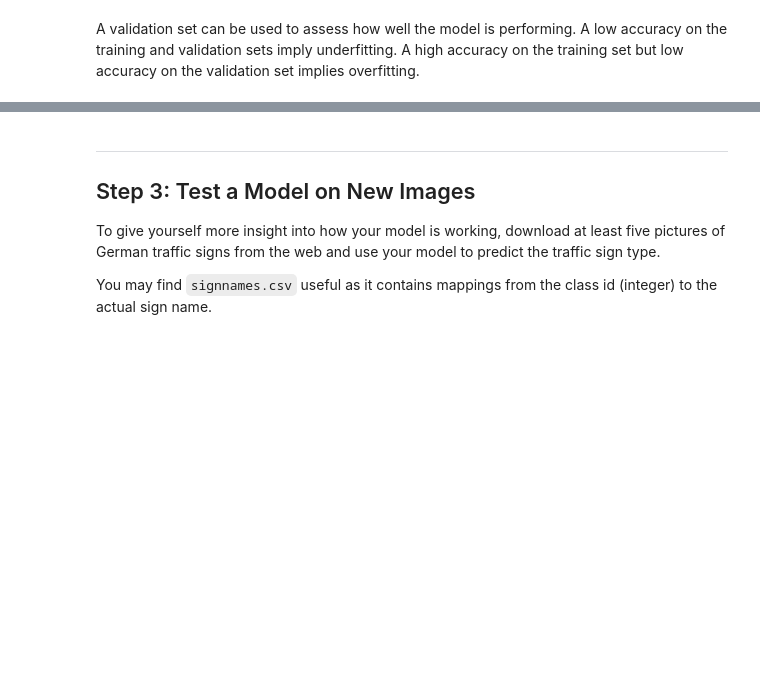
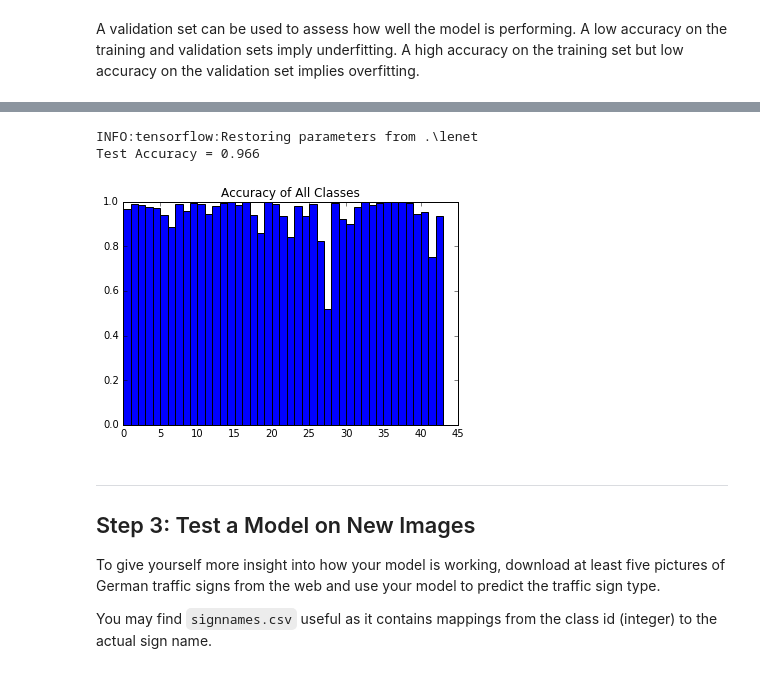
Before and after one commit to yulongl/p2_TrafficSignClassifier, a Jupyter notebook: Traffic_Sign_Classifier.ipynb, the cells around one changed output, grey strips where cells are left out. Saved outputs shown, nothing was run; the diff lists cells and outputs as text; code cells hidden in the pictures; blank space fills up the shorter version.

```diff
--- a/Traffic_Sign_Classifier.ipynb
+++ b/Traffic_Sign_Classifier.ipynb
@@ -334,3 +396,33 @@ Model saved
+# %%
+# Test
+
+with tf.Session() as sess:
+    saver.restore(sess, tf.train.latest_checkpoint('.'))
+
+    test_accuracy = evaluate(X_test, y_test)
+    print("Test Accuracy = {:.3f}".format(test_accuracy))
+
+    plt_X_test = []
+    for ii in range(43):
+        plt_X_test.append([])
+
+    for ii in range(len(y_test)):
+        plt_X_test[y_test[ii]].append(X_test[ii])
+
+    test_accuracy_hist = []
+    for ii in range(43):
+        test_accuracy_hist.append(evaluate(plt_X_test[ii], np.ones(len(plt_X_test[ii])) * ii))
+        #print(test_accuracy_each)
+        # test_accuracy_hist.append
+    %matplotlib inline
+    fig,ax = plt.subplots()
+    ax.bar(range(43), test_accuracy_hist, width = 1)
+    plt.title('Accuracy of All Classes')
+    plt.show()
+# %% [output]
+INFO:tensorflow:Restoring parameters from .\lenet
+Test Accuracy = 0.966
+[figure, added]
 # %% [markdown]
 ---
 
```
Also changed, not shown: parts of 14 cells of this notebook, 1 other file.
